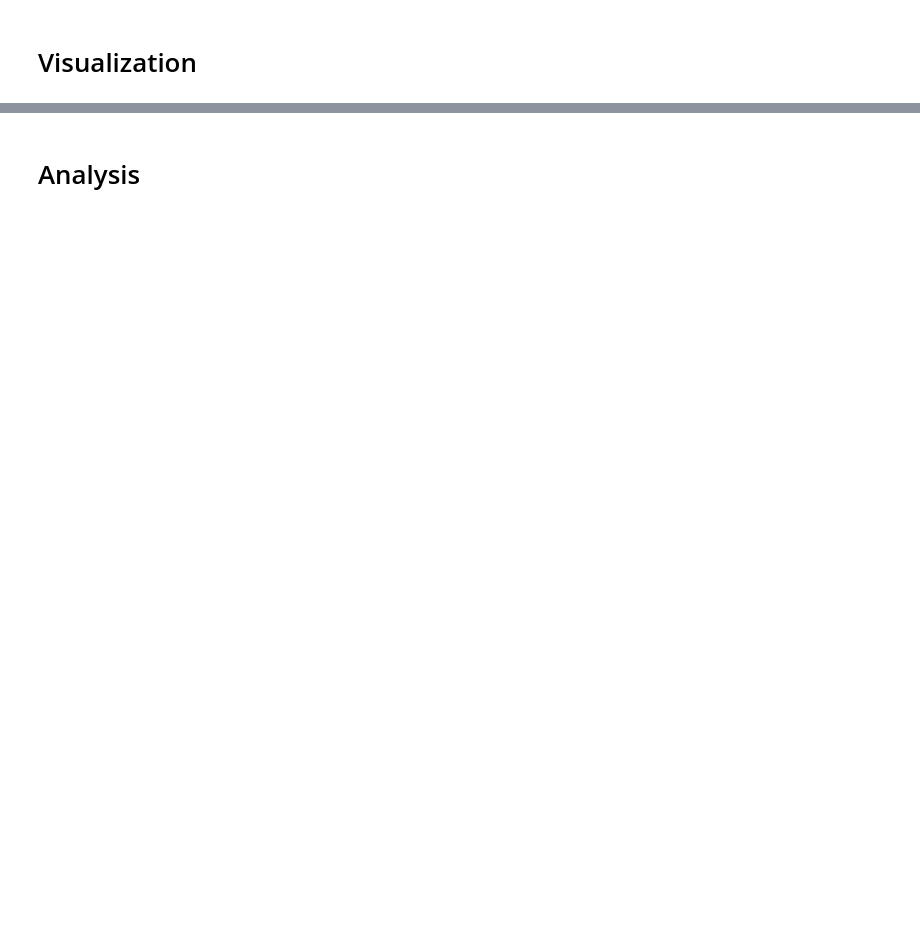
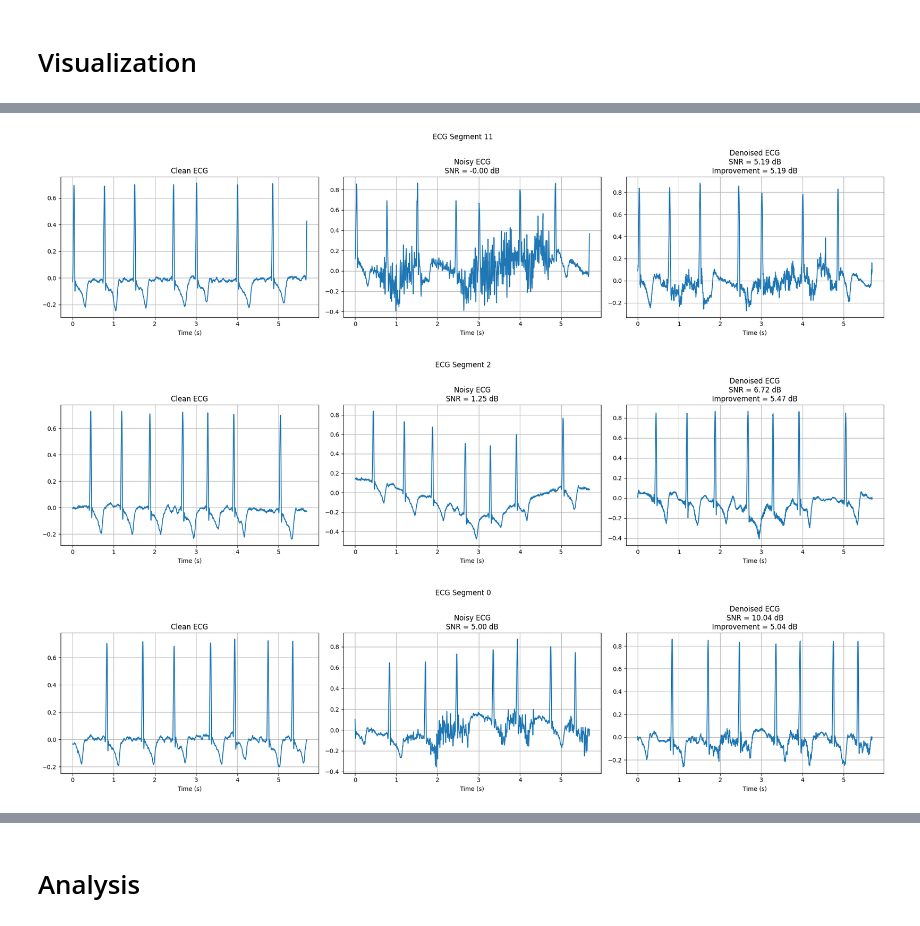
Before and after one commit to halashaheen/CAE-For-ECG-denoising, a Jupyter notebook: CAE_for_ECG_signal_processing.ipynb, the cells around one changed output, grey strips where cells are left out. Saved outputs shown, nothing was run; the diff lists cells and outputs as text; code cells hidden in the pictures; blank space fills up the shorter version.

```diff
--- a/CAE_for_ECG_signal_processing.ipynb
+++ b/CAE_for_ECG_signal_processing.ipynb
@@ -3142,0 +3324,7 @@ Reload testing successfully
+# %%
+name = 'ResStackCAE'
+plot_multiple_ecg_subplots(x_test_cae,y_test_cae,name,indices)
+# %% [output]
+[figure, added]
+[figure, added]
+[figure, added]
```
Also changed, not shown: parts of 191 cells of this notebook.
